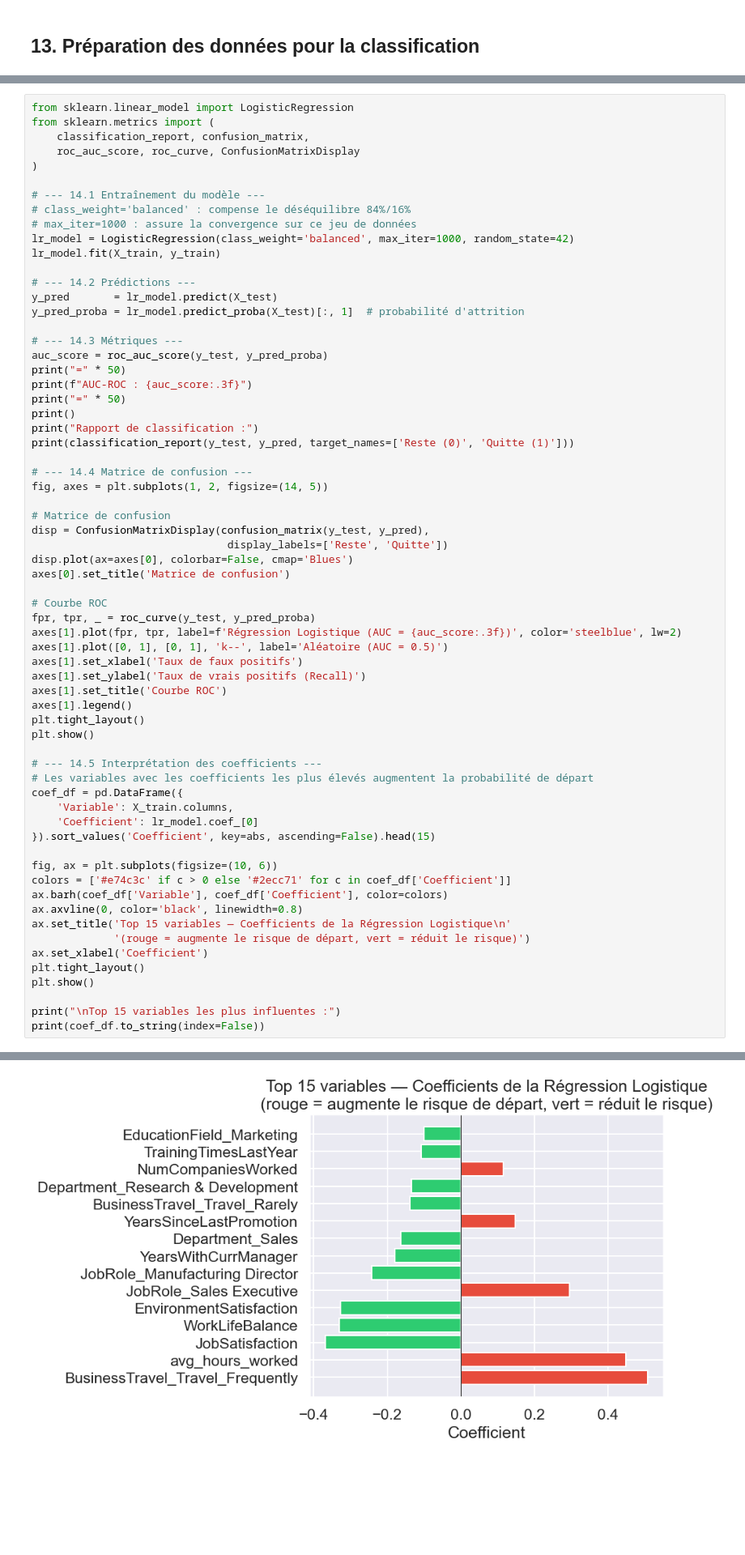
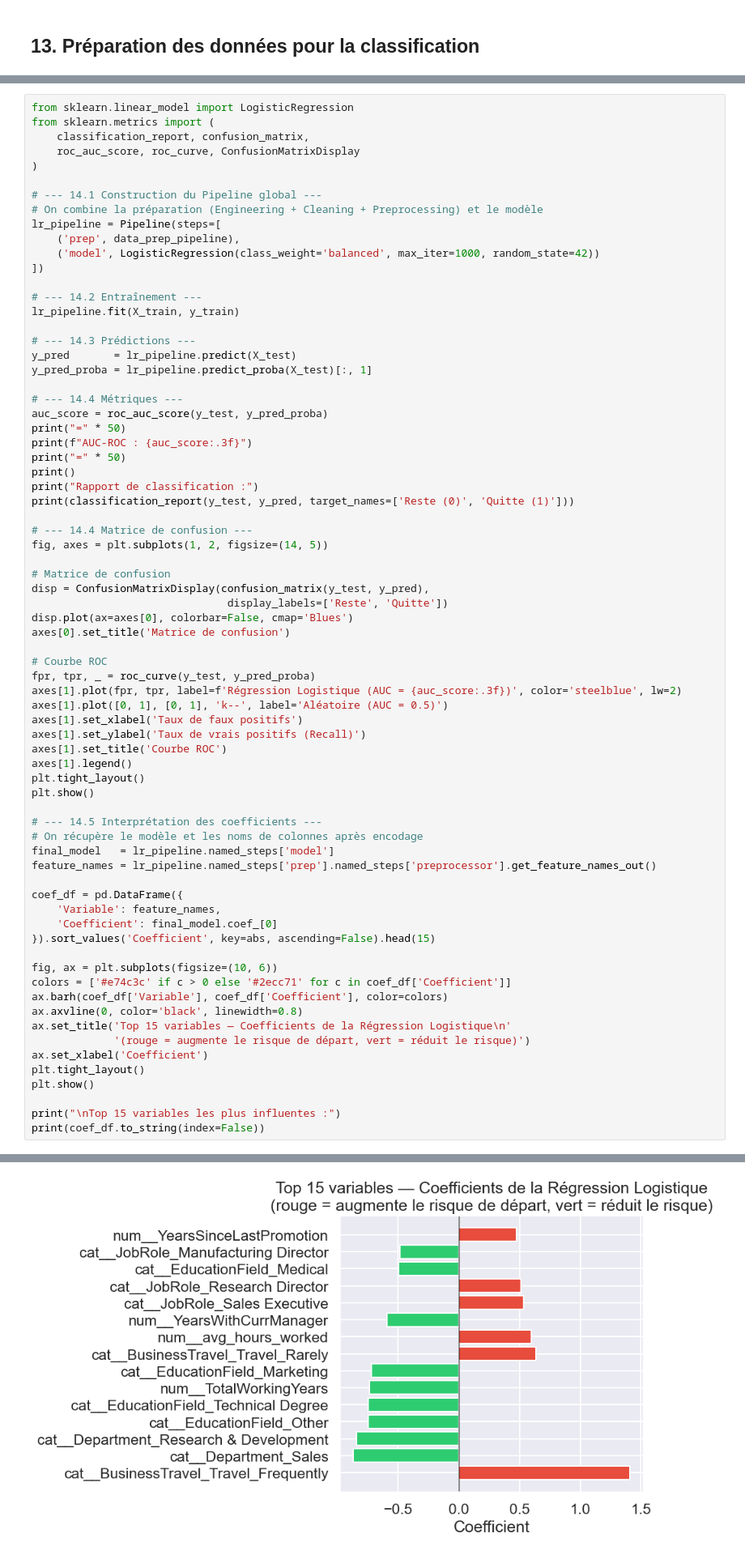
Before and after one commit to Raikuji/Cesi_Machine_Learning, a Jupyter notebook: projet_ia.ipynb, the cells around one changed output, grey strips where cells are left out. Shown at 81% size. Cells and saved outputs as stored; diff of their text form; blank space fills up the shorter version.

Commit message:
Clean up project

```diff
--- a/projet_ia.ipynb
+++ b/projet_ia.ipynb
@@ -736,17 +751,21 @@ from sklearn.metrics import (
     roc_auc_score, roc_curve, ConfusionMatrixDisplay
 )
 
-# --- 14.1 Entraînement du modèle ---
-# class_weight='balanced' : compense le déséquilibre 84%/16%
-# max_iter=1000 : assure la convergence sur ce jeu de données
-lr_model = LogisticRegression(class_weight='balanced', max_iter=1000, random_state=42)
-lr_model.fit(X_train, y_train)
+# --- 14.1 Construction du Pipeline global ---
+# On combine la préparation (Engineering + Cleaning + Preprocessing) et le modèle
+lr_pipeline = Pipeline(steps=[
+    ('prep', data_prep_pipeline),
+    ('model', LogisticRegression(class_weight='balanced', max_iter=1000, random_state=42))
+])
 
-# --- 14.2 Prédictions ---
-y_pred       = lr_model.predict(X_test)
-y_pred_proba = lr_model.predict_proba(X_test)[:, 1]  # probabilité d'attrition
+# --- 14.2 Entraînement ---
+lr_pipeline.fit(X_train, y_train)
 
-# --- 14.3 Métriques ---
+# --- 14.3 Prédictions ---
+y_pred       = lr_pipeline.predict(X_test)
+y_pred_proba = lr_pipeline.predict_proba(X_test)[:, 1]
+
+# --- 14.4 Métriques ---
 auc_score = roc_auc_score(y_test, y_pred_proba)
 print("=" * 50)
 print(f"AUC-ROC : {auc_score:.3f}")
@@ -776,10 +795,13 @@ plt.tight_layout()
 plt.show()
 
 # --- 14.5 Interprétation des coefficients ---
-# Les variables avec les coefficients les plus élevés augmentent la probabilité de départ
+# On récupère le modèle et les noms de colonnes après encodage
+final_model   = lr_pipeline.named_steps['model']
+feature_names = lr_pipeline.named_steps['prep'].named_steps['preprocessor'].get_feature_names_out()
+
 coef_df = pd.DataFrame({
-    'Variable': X_train.columns,
-    'Coefficient': lr_model.coef_[0]
+    'Variable': feature_names,
+    'Coefficient': final_model.coef_[0]
 }).sort_values('Coefficient', key=abs, ascending=False).head(15)
 
 fig, ax = plt.subplots(figsize=(10, 6))
@@ -812,2 +834,2 @@ weighted avg       0.83      0.71      0.75       882
-[figure, old version]
+[figure, new version]
 Top 15 variables les plus influentes :
```
Also changed, not shown: parts of 17 cells of this notebook.
